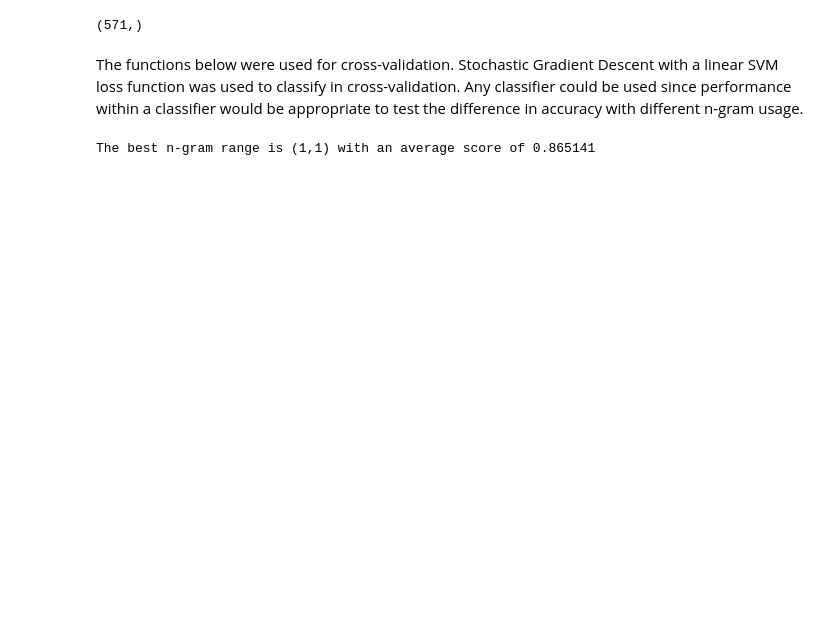
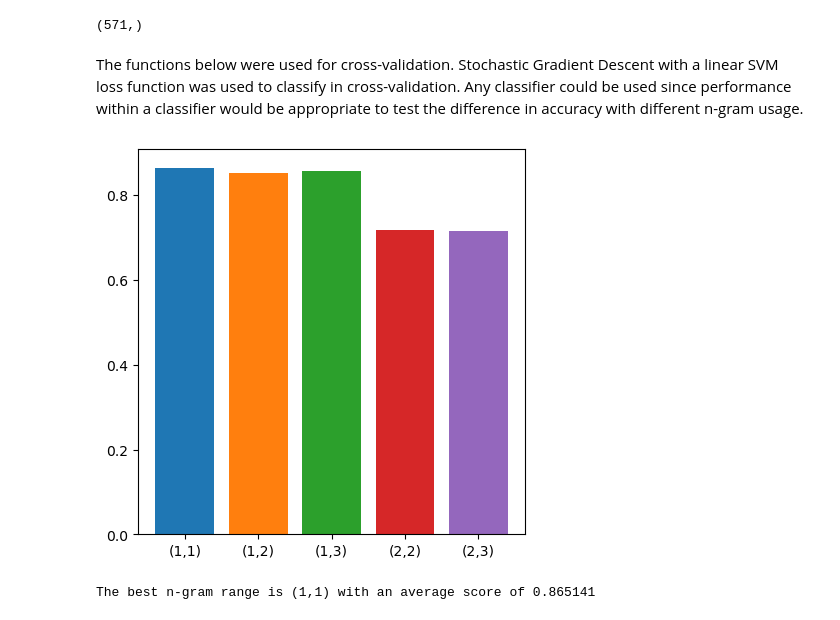
Before and after one commit to ishaansingh99/NLP_FAKE_NEWS_PROJECT, a Jupyter notebook: main.ipynb, the cells around one changed output. Cells and saved outputs as stored; diff of their text form; code cells hidden in the pictures; blank space fills up the shorter version.

Commit message:
added bar graphs

```diff
--- a/main.ipynb
+++ b/main.ipynb
@@ -134,9 +134,9 @@ def Classify(X_train_features,X_test_features,y_train,method='SGD'):
     elif method == 'Logistic':
         classifier = LogisticRegression(n_jobs=-1,random_state=seed)
     elif method == 'LinearSVM':
-        classifier = SVC(n_jobs=-1,random_state=seed,kernel='linear')
+        classifier = SVC(random_state=seed,kernel='linear')
     elif method == 'PolySVM':
-        classifier = SVC(n_jobs=-1,random_state=seed,kernel='poly')
+        classifier = SVC(random_state=seed,kernel='poly')
     elif method == 'Perceptron':
         classifier = Perceptron(n_jobs=-1,random_state=seed)
     else:
@@ -161,34 +161,44 @@ kfold = StratifiedKFold(n_splits=5,shuffle=True,random_state=seed)
 bestScore = 0
 bestM = 0
 bestN = 0
+
+figure = plt.figure(figsize=(5,5))
 
 for m in range(1,3):
     for n in range(m,4):
         avgTrain = 0
         avgVal = 0
         k = 1
         for train_i, test_i in kfold.split(X_train,y_train):
 
             #Getting feature matrices
             X_train_features, X_test_features = FeatureExtraction(X_train[train_i],X_train[test_i],m,n)
 
             #Classification
             pred_train_labels, pred_test_labels = Classify(X_train_features,X_test_features,y_train[train_i])
 
             #Validity metric
             avgTrain += accuracy_score(y_train[train_i],pred_train_labels)
             avgVal += accuracy_score(y_train[test_i],pred_test_labels)
 
             k += 1
 
         avgTrain = avgTrain / kfold.get_n_splits()
         avgVal = avgVal / kfold.get_n_splits()
 
+        plt.bar('(%d,%d)' % (m,n),avgVal)
+
         #Store best
         if avgVal > bestScore:
             bestScore = avgVal
             bestM = m
             bestN = n
+
+plt.title("N-gram Tuning")
+plt.xlabel("N-gram range for training")
+plt.ylabel("Accuracy")
+# %% [output]
+[figure, added]
 # %%
 print("The best n-gram range is (%d,%d)" % (bestM,bestN), "with an average score of %f" % bestScore)
 # %% [output]
```
Also changed, not shown: parts of 8 cells of this notebook.
